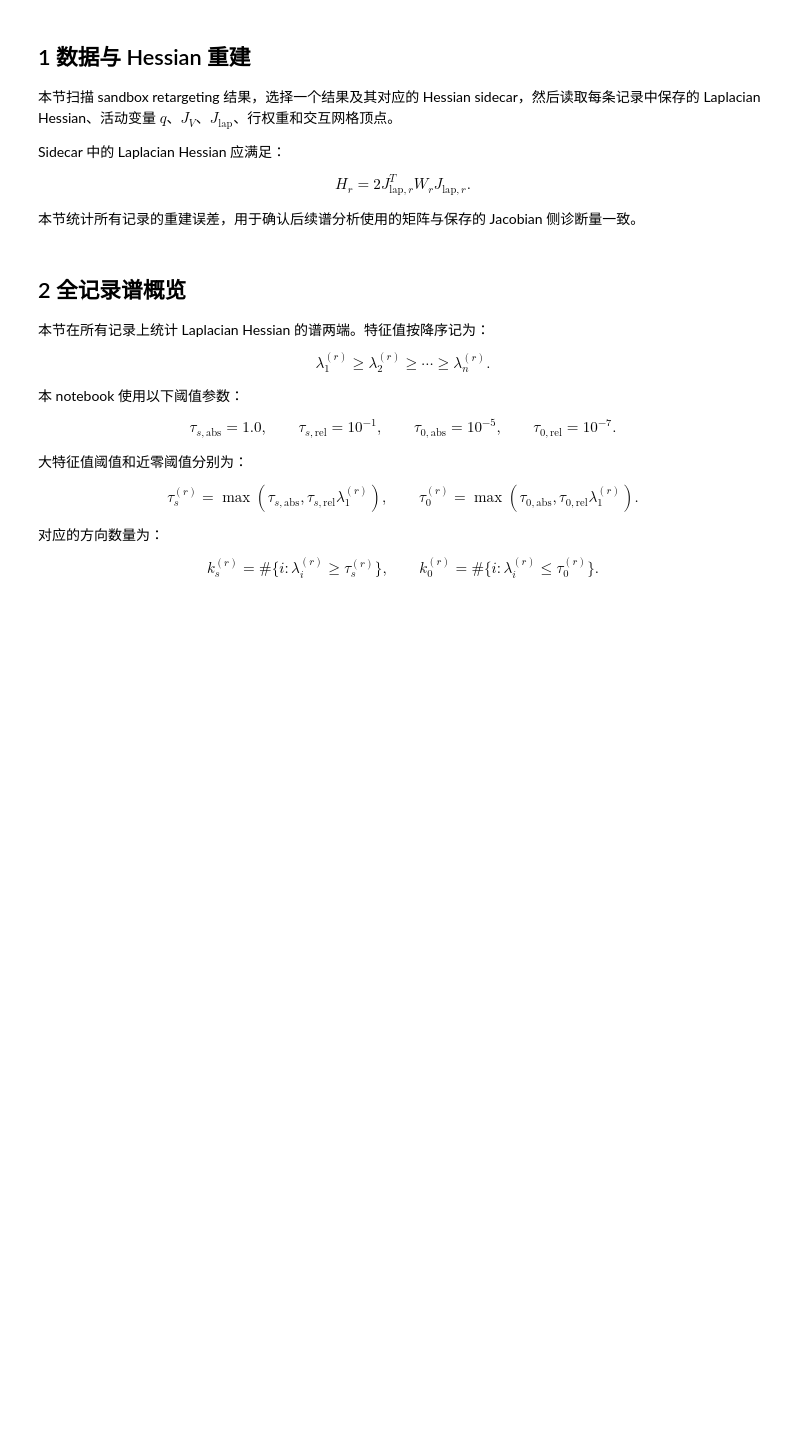
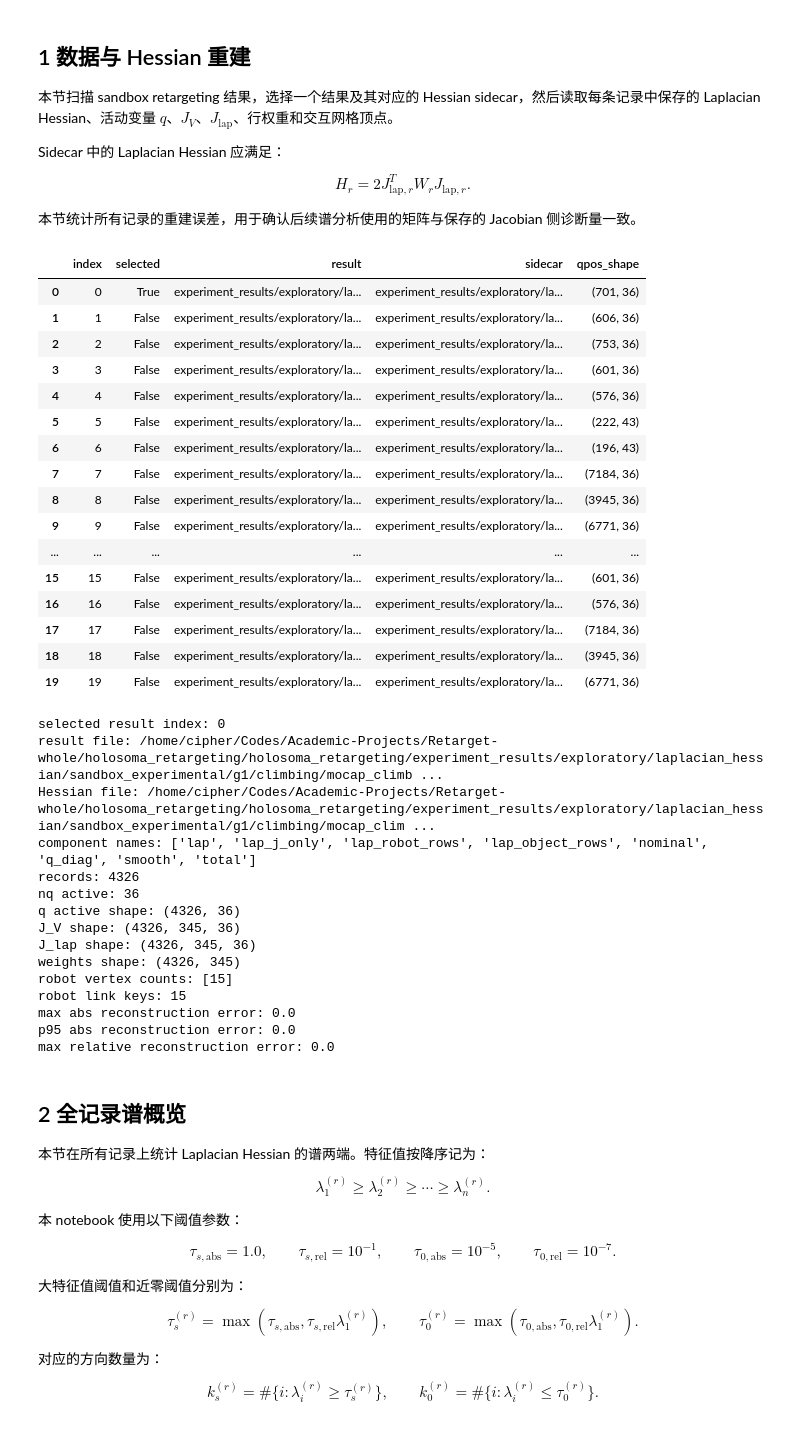
Before and after one commit to perryopytixz/holosoma_retargeting, a Jupyter notebook: holosoma_retargeting/examples/multi_laplacian_hessian_spectrum_diagnosis.ipynb, the cells around one changed output. Drawn from its saved outputs; the diff is of its cells as text; code cells hidden in the pictures; blank space fills up the shorter version.

```diff
--- a/holosoma_retargeting/examples/multi_laplacian_hessian_spectrum_diagnosis.ipynb
+++ b/holosoma_retargeting/examples/multi_laplacian_hessian_spectrum_diagnosis.ipynb
@@ -9,17 +9,10 @@
 # %%
 # Edit only this cell for normal runs.
 
-RESULT_VARIANTS = [
-    "sandbox_experimental",
-    "sandbox_extra_keypoints_experimental",
-    "sandbox_extra_keypoints_offsets_experimental",
-    "sandbox_removed_experimental",
-]
-
 RESULT_PATH = None
-RESULT_INDEX = 7
+RESULT_INDEX = 0
 INCLUDE_SUBSTRINGS = []
-EXCLUDE_SUBSTRINGS = ["_hessian_components", "laplacian_hessian_reports"]
+EXCLUDE_SUBSTRINGS = []
 MAX_RESULTS = None
 # %% [markdown]
 ## 1 数据与 Hessian 重建
@@ -55,18 +48,22 @@ def find_workspace_root(start: Path | None = None) -> Path:
 
 REPO_ROOT = find_workspace_root()
 HOLOSOMA_ROOT = REPO_ROOT / "holosoma_retargeting" / "holosoma_retargeting"
-RESULT_ROOTS = [HOLOSOMA_ROOT / "demo_results_total" / variant / "g1" for variant in RESULT_VARIANTS]
+EXPERIMENT_RESULTS_ROOT = HOLOSOMA_ROOT / "experiment_results" / "exploratory" / "laplacian_hessian"
+RESULT_DIRS = [
+    EXPERIMENT_RESULTS_ROOT / "sandbox_experimental" / "g1" / "object_interaction" / "omomo",
+    EXPERIMENT_RESULTS_ROOT / "sandbox_experimental" / "g1" / "climbing" / "mocap_climb",
+    EXPERIMENT_RESULTS_ROOT / "sandbox_experimental" / "g1" / "robot_only" / "retarget_lafan",
+    EXPERIMENT_RESULTS_ROOT / "sandbox_extra_keypoints_experimental" / "g1" / "object_interaction" / "omomo",
+    EXPERIMENT_RESULTS_ROOT / "sandbox_extra_keypoints_offsets_experimental" / "g1" / "climbing" / "mocap_climb",
+    EXPERIMENT_RESULTS_ROOT / "sandbox_removed_experimental" / "g1" / "robot_only" / "retarget_lafan",
+]
 
 
 def resolve_path(path: str | Path) -> Path:
     path = Path(path).expanduser()
     if path.is_absolute():
         return path.resolve()
-    holosoma_candidate = (HOLOSOMA_ROOT / path).resolve()
-    repo_candidate = (REPO_ROOT / path).resolve()
-    if holosoma_candidate.exists() or str(path).startswith("demo_results_total"):
-        return holosoma_candidate
-    return repo_candidate
+    return (HOLOSOMA_ROOT / path).resolve()
 
 
 def path_label(path: Path) -> str:
@@ -103,10 +100,12 @@ def sidecar_for_result(result_path: Path) -> Path | None:
 
 def discover_result_paths() -> list[Path]:
     valid: list[Path] = []
-    for root in RESULT_ROOTS:
-        if not root.exists():
+    for result_dir in RESULT_DIRS:
+        if not result_dir.exists():
             continue
-        for result_path in root.rglob("*.npz"):
+        for result_path in result_dir.glob("*.npz"):
+            if result_path.name.endswith("_hessian_components.npz"):
+                continue
             if not path_selected(result_path):
                 continue
             if sidecar_for_result(result_path) is None:
@@ -121,7 +120,7 @@ def discover_result_paths() -> list[Path]:
 result_paths = discover_result_paths()
 if RESULT_PATH is None:
     if not result_paths:
-        raise FileNotFoundError(f"No result .npz with Hessian sidecar found under {RESULT_ROOTS}")
+        raise FileNotFoundError(f"No result .npz with Hessian sidecar found under {RESULT_DIRS}")
     if not (0 <= int(RESULT_INDEX) < len(result_paths)):
         raise IndexError(f"RESULT_INDEX={RESULT_INDEX} outside discovered result range 0..{len(result_paths) - 1}")
     NPZ_PATH = result_paths[int(RESULT_INDEX)]
@@ -204,33 +203,66 @@ def hessian_from_jacobian(J, weights):
     return symmetrize(2.0 * (J.T @ (weights[:, None] * J)))
 
 
 reconstruction_abs_diff = np.empty(num_records, dtype=float)
 reconstruction_rel_diff = np.empty(num_records, dtype=float)
 for record_idx in range(num_records):
     H_reconstructed = hessian_from_jacobian(
         lap_J_lap_all[record_idx],
         lap_weights_all[record_idx],
     )
     diff = float(np.max(np.abs(H_reconstructed - lap_mats[record_idx])))
     denom = max(float(np.max(np.abs(lap_mats[record_idx]))), 1e-300)
     reconstruction_abs_diff[record_idx] = diff
     reconstruction_rel_diff[record_idx] = diff / denom
 
 print("selected result index:", RESULT_INDEX if RESULT_PATH is None else "explicit RESULT_PATH")
 print("result file:", NPZ_PATH)
 print("Hessian file:", hessian_components_path)
 print("component names:", component_names)
 print("records:", num_records)
 print("nq active:", nq_a)
 print("q active shape:", q_active_all.shape)
 print("J_V shape:", lap_J_V_all.shape)
 print("J_lap shape:", lap_J_lap_all.shape)
 print("weights shape:", lap_weights_all.shape)
 print("robot vertex counts:", np.unique(lap_num_robot_vertices_all))
 print("robot link keys:", len(lap_robot_link_keys))
 print("max abs reconstruction error:", float(np.max(reconstruction_abs_diff)))
 print("p95 abs reconstruction error:", float(np.percentile(reconstruction_abs_diff, 95)))
 print("max relative reconstruction error:", float(np.max(reconstruction_rel_diff)))
+# %% [output]
+|  | index | selected | result | sidecar | qpos_shape |
+| 0 | 0 | True | experiment_results/exploratory/la... | experiment_results/exploratory/la... | (701, 36) |
+| 1 | 1 | False | experiment_results/exploratory/la... | experiment_results/exploratory/la... | (606, 36) |
+| 2 | 2 | False | experiment_results/exploratory/la... | experiment_results/exploratory/la... | (753, 36) |
+| 3 | 3 | False | experiment_results/exploratory/la... | experiment_results/exploratory/la... | (601, 36) |
+| 4 | 4 | False | experiment_results/exploratory/la... | experiment_results/exploratory/la... | (576, 36) |
+| 5 | 5 | False | experiment_results/exploratory/la... | experiment_results/exploratory/la... | (222, 43) |
+| 6 | 6 | False | experiment_results/exploratory/la... | experiment_results/exploratory/la... | (196, 43) |
+| 7 | 7 | False | experiment_results/exploratory/la... | experiment_results/exploratory/la... | (7184, 36) |
+| 8 | 8 | False | experiment_results/exploratory/la... | experiment_results/exploratory/la... | (3945, 36) |
+| 9 | 9 | False | experiment_results/exploratory/la... | experiment_results/exploratory/la... | (6771, 36) |
+| ... | ... | ... | ... | ... | ... |
+| 15 | 15 | False | experiment_results/exploratory/la... | experiment_results/exploratory/la... | (601, 36) |
+| 16 | 16 | False | experiment_results/exploratory/la... | experiment_results/exploratory/la... | (576, 36) |
+| 17 | 17 | False | experiment_results/exploratory/la... | experiment_results/exploratory/la... | (7184, 36) |
+| 18 | 18 | False | experiment_results/exploratory/la... | experiment_results/exploratory/la... | (3945, 36) |
+| 19 | 19 | False | experiment_results/exploratory/la... | experiment_results/exploratory/la... | (6771, 36) |
+selected result index: 0
+result file: /home/cipher/Codes/Academic-Projects/Retarget-whole/holosoma_retargeting/holosoma_retargeting/experiment_results/exploratory/laplacian_hessian/sandbox_experimental/g1/climbing/mocap_climb ...
+Hessian file: /home/cipher/Codes/Academic-Projects/Retarget-whole/holosoma_retargeting/holosoma_retargeting/experiment_results/exploratory/laplacian_hessian/sandbox_experimental/g1/climbing/mocap_clim ...
+component names: ['lap', 'lap_j_only', 'lap_robot_rows', 'lap_object_rows', 'nominal', 'q_diag', 'smooth', 'total']
+records: 4326
+nq active: 36
+q active shape: (4326, 36)
+J_V shape: (4326, 345, 36)
+J_lap shape: (4326, 345, 36)
+weights shape: (4326, 345)
+robot vertex counts: [15]
+robot link keys: 15
+max abs reconstruction error: 0.0
+p95 abs reconstruction error: 0.0
+max relative reconstruction error: 0.0
 # %% [markdown]
 ## 2 全记录谱概览
 
```
Also changed, not shown: parts of 10 cells of this notebook, 5 other files.
